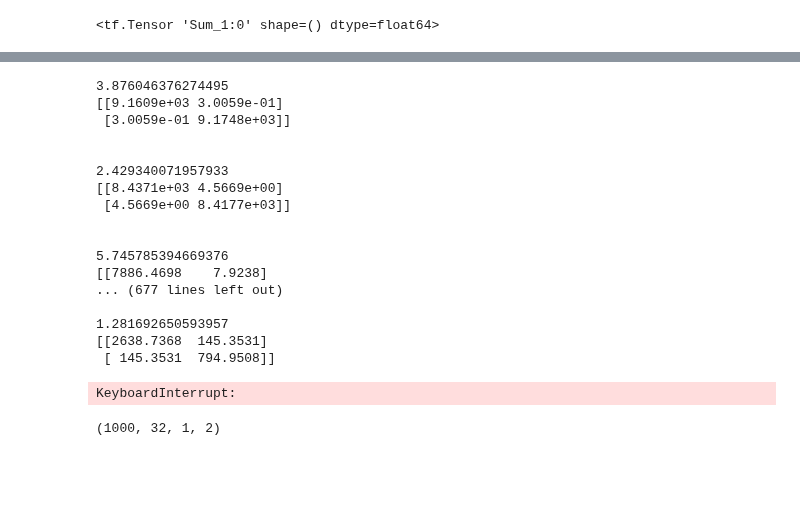
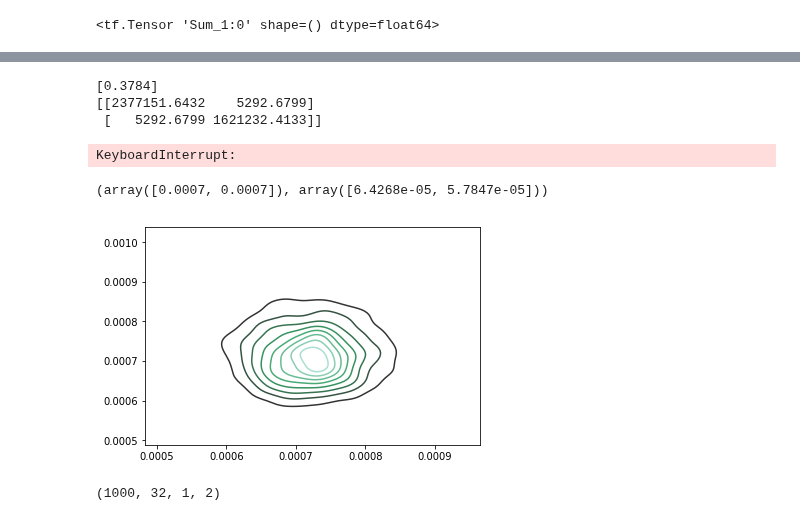
Before and after one commit to npetrenko/real_nvp, a Jupyter notebook: random_walk_no_cov_regr_aux.ipynb, the cells around one changed output, grey strips where cells are left out. Saved outputs shown, nothing was run; the diff lists cells and outputs as text; code cells hidden in the pictures; blank space fills up the shorter version.

```diff
--- a/random_walk_no_cov_regr_aux.ipynb
+++ b/random_walk_no_cov_regr_aux.ipynb
@@ -141,27 +151,13 @@ array([[2629.4573,  145.7262],
 # %%
 %%time
-for _ in range(500):
+for _ in range(5000):
     for _ in range(400):
         l, _ = sess.run([loss, opt], {phase:True})
     print(l)
     print(PWalk.inverse_sigma.eval()[:3,:3])
     print('\n')
 # %% [output]
-3.876046376274495
-[[9.1609e+03 3.0059e-01]
- [3.0059e-01 9.1748e+03]]
-
-
-2.429340071957933
-[[8.4371e+03 4.5669e+00]
- [4.5669e+00 8.4177e+03]]
-
-
-5.745785394669376
-[[7886.4698    7.9238]
-... (677 lines left out)
-
-1.281692650593957
-[[2638.7368  145.3531]
- [ 145.3531  794.9508]]
+[0.3784]
+[[2377151.6432    5292.6799]
+ [   5292.6799 1621232.4133]]
 KeyboardInterrupt:
@@ -168,3 +170,12 @@ KeyboardInterrupt:
+# %%
+np.mean(ss, axis=0), np.std(ss, axis=0)
+# %% [output]
+(array([0.0007, 0.0007]), array([6.4268e-05, 5.7847e-05]))
+# %%
+sns.kdeplot(ss[:,1], ss[:,0])
+plt.show()
+# %% [output]
+[figure, added]
 # %%
 out = tf.reshape(outputs, [n, dim[0], dim[1]])
 # %%
```
Also changed, not shown: parts of 12 cells of this notebook, 3 other files.
